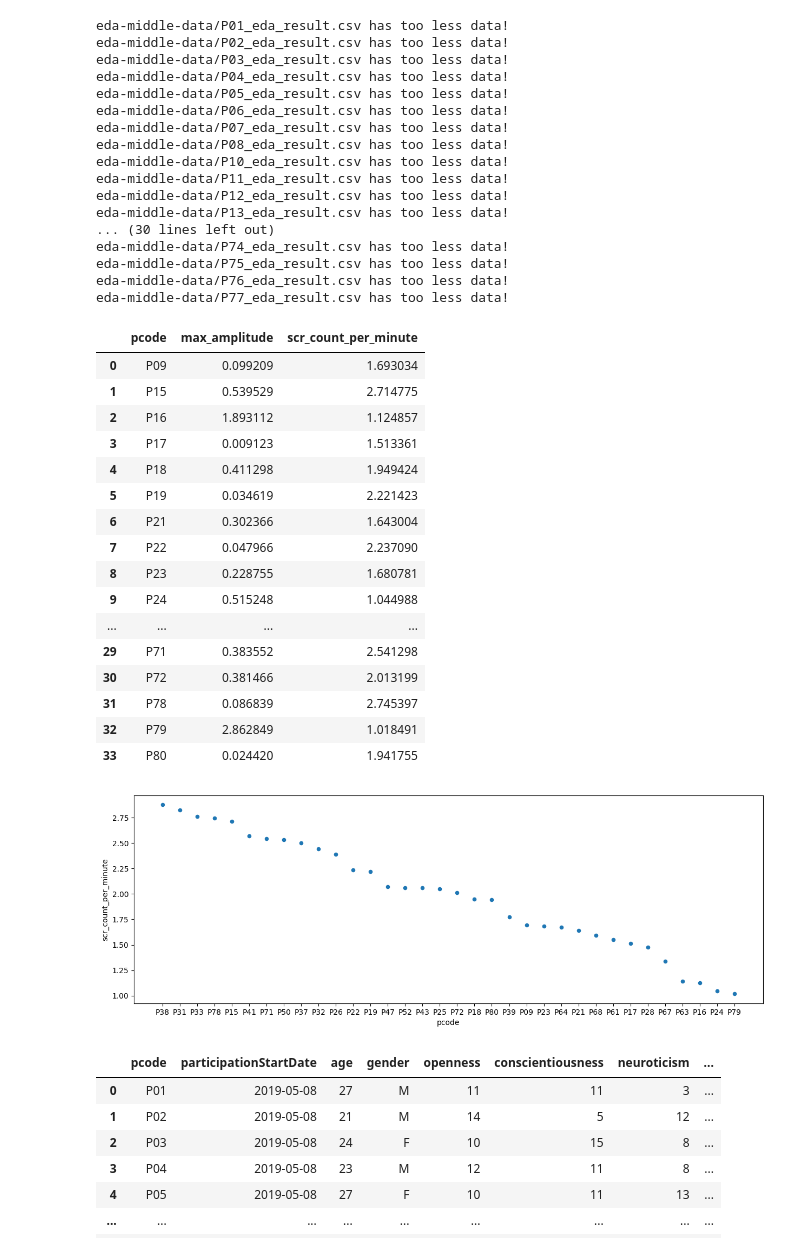
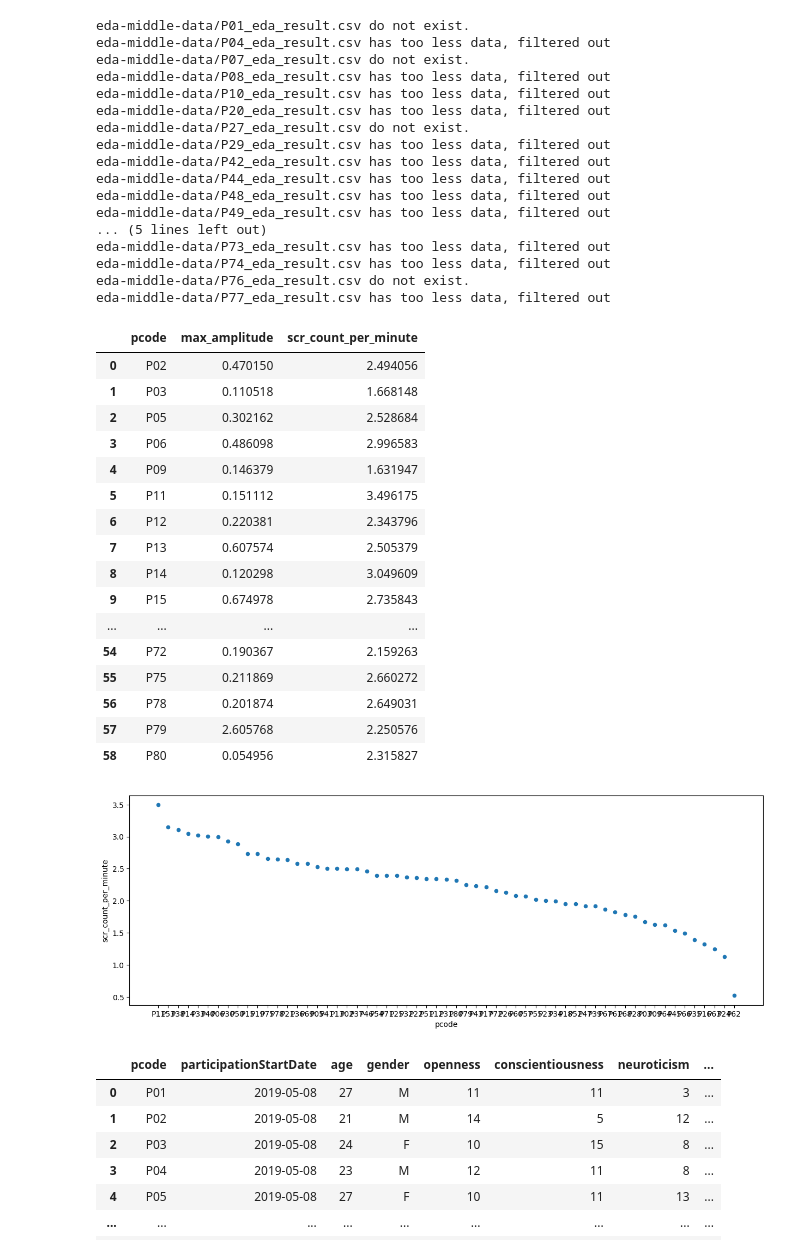
Before and after one commit to chenyfz/INFOMQNM-Project, a Jupyter notebook: eda_analyse.ipynb, the cells around one changed output. Cells and saved outputs as stored; diff of their text form; code cells hidden in the pictures.

```diff
--- a/eda_analyse.ipynb
+++ b/eda_analyse.ipynb
@@ -2,72 +2,72 @@
 import os
 
 import numpy as np
 import pandas as pd
 import scipy
 from matplotlib import pyplot as plt
 
 eda_middle_data_path = 'eda-middle-data/'
 
 res = pd.DataFrame([], columns=['pcode', 'max_amplitude', 'scr_count_per_minute'])
 measurement = 'scr_count_per_minute'
 
 for p_index in range(80):
     participant_key = 'P' + str(p_index + 1).zfill(2)
     file_path = eda_middle_data_path + participant_key + '_eda_result.csv'
 
     if not os.path.isfile(file_path):
         print(file_path + ' do not exist.')
         continue
 
     df = pd.read_csv(file_path)
 
-    if len(df) < 4:
+    if len(df) < 3:
         print(file_path + ' has too less data, filtered out')
         continue
 
     res.loc[len(res)] = [participant_key, df['max_amplitude'].mean(), df['scr_count_per_minute'].mean()]
 
 res
 # %% [output]
-eda-middle-data/P01_eda_result.csv has too less data!
-eda-middle-data/P02_eda_result.csv has too less data!
-eda-middle-data/P03_eda_result.csv has too less data!
-eda-middle-data/P04_eda_result.csv has too less data!
-eda-middle-data/P05_eda_result.csv has too less data!
-eda-middle-data/P06_eda_result.csv has too less data!
-eda-middle-data/P07_eda_result.csv has too less data!
-eda-middle-data/P08_eda_result.csv has too less data!
-eda-middle-data/P10_eda_result.csv has too less data!
-eda-middle-data/P11_eda_result.csv has too less data!
-eda-middle-data/P12_eda_result.csv has too less data!
-eda-middle-data/P13_eda_result.csv has too less data!
-... (30 lines left out)
-eda-middle-data/P74_eda_result.csv has too less data!
-eda-middle-data/P75_eda_result.csv has too less data!
-eda-middle-data/P76_eda_result.csv has too less data!
-eda-middle-data/P77_eda_result.csv has too less data!
+eda-middle-data/P01_eda_result.csv do not exist.
+eda-middle-data/P04_eda_result.csv has too less data, filtered out
+eda-middle-data/P07_eda_result.csv do not exist.
+eda-middle-data/P08_eda_result.csv has too less data, filtered out
+eda-middle-data/P10_eda_result.csv has too less data, filtered out
+eda-middle-data/P20_eda_result.csv has too less data, filtered out
+eda-middle-data/P27_eda_result.csv do not exist.
+eda-middle-data/P29_eda_result.csv has too less data, filtered out
+eda-middle-data/P42_eda_result.csv has too less data, filtered out
+eda-middle-data/P44_eda_result.csv has too less data, filtered out
+eda-middle-data/P48_eda_result.csv has too less data, filtered out
+eda-middle-data/P49_eda_result.csv has too less data, filtered out
+... (5 lines left out)
+eda-middle-data/P73_eda_result.csv has too less data, filtered out
+eda-middle-data/P74_eda_result.csv has too less data, filtered out
+eda-middle-data/P76_eda_result.csv do not exist.
+eda-middle-data/P77_eda_result.csv has too less data, filtered out
 |  | pcode | max_amplitude | scr_count_per_minute |
-| 0 | P09 | 0.099209 | 1.693034 |
-| 1 | P15 | 0.539529 | 2.714775 |
-| 2 | P16 | 1.893112 | 1.124857 |
-| 3 | P17 | 0.009123 | 1.513361 |
-| 4 | P18 | 0.411298 | 1.949424 |
-| 5 | P19 | 0.034619 | 2.221423 |
-| 6 | P21 | 0.302366 | 1.643004 |
-| 7 | P22 | 0.047966 | 2.237090 |
-| 8 | P23 | 0.228755 | 1.680781 |
-| 9 | P24 | 0.515248 | 1.044988 |
+| 0 | P02 | 0.470150 | 2.494056 |
+| 1 | P03 | 0.110518 | 1.668148 |
+| 2 | P05 | 0.302162 | 2.528684 |
+| 3 | P06 | 0.486098 | 2.996583 |
+| 4 | P09 | 0.146379 | 1.631947 |
+| 5 | P11 | 0.151112 | 3.496175 |
+| 6 | P12 | 0.220381 | 2.343796 |
+| 7 | P13 | 0.607574 | 2.505379 |
+| 8 | P14 | 0.120298 | 3.049609 |
+| 9 | P15 | 0.674978 | 2.735843 |
 | ... | ... | ... | ... |
-| 29 | P71 | 0.383552 | 2.541298 |
-| 30 | P72 | 0.381466 | 2.013199 |
-| 31 | P78 | 0.086839 | 2.745397 |
-| 32 | P79 | 2.862849 | 1.018491 |
-| 33 | P80 | 0.024420 | 1.941755 |
+| 54 | P72 | 0.190367 | 2.159263 |
+| 55 | P75 | 0.211869 | 2.660272 |
+| 56 | P78 | 0.201874 | 2.649031 |
+| 57 | P79 | 2.605768 | 2.250576 |
+| 58 | P80 | 0.054956 | 2.315827 |
 # %%
 res.sort_values(by=measurement, ascending=False, inplace=True)
 plot = res.plot(x='pcode', y=measurement, kind='scatter', figsize=(15, 5))
 # %% [output]
-[figure, old version]
+[figure, new version]
 # %%
 df_subj = pd.read_csv('dataset/SubjData/UserInfo.csv')
 df_subj
```
Also changed, not shown: parts of 4 cells of this notebook, 1 other file.
